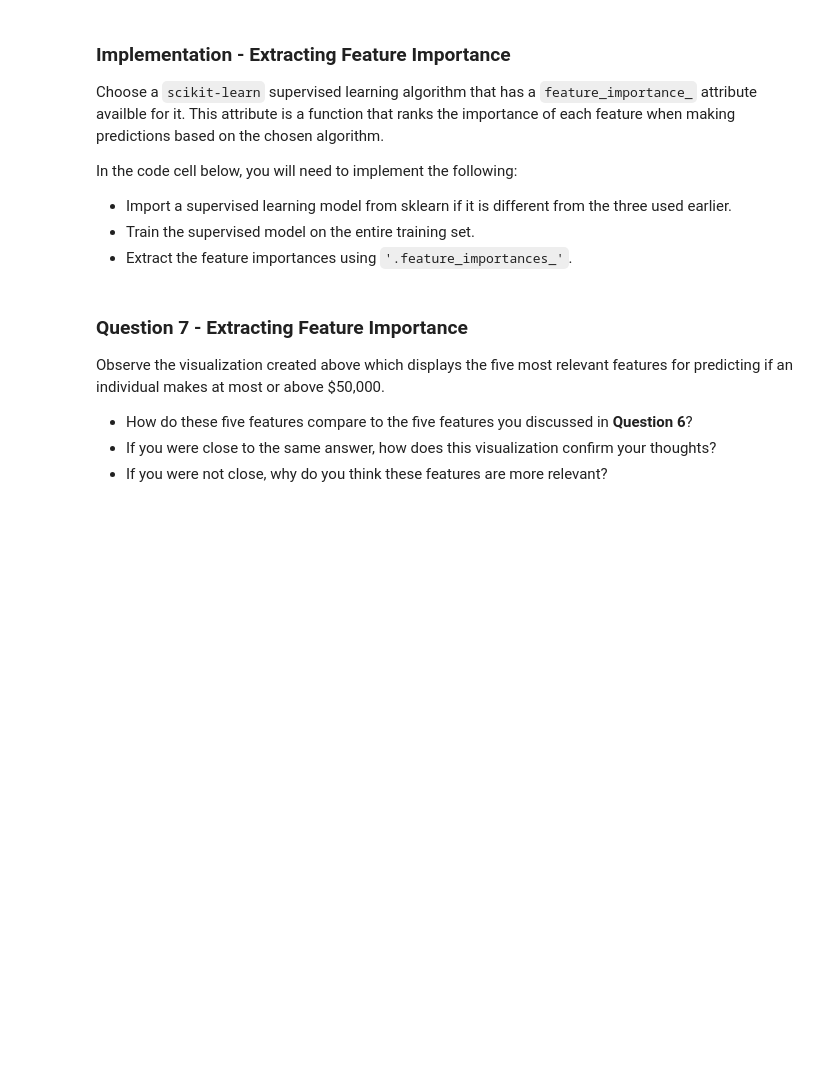
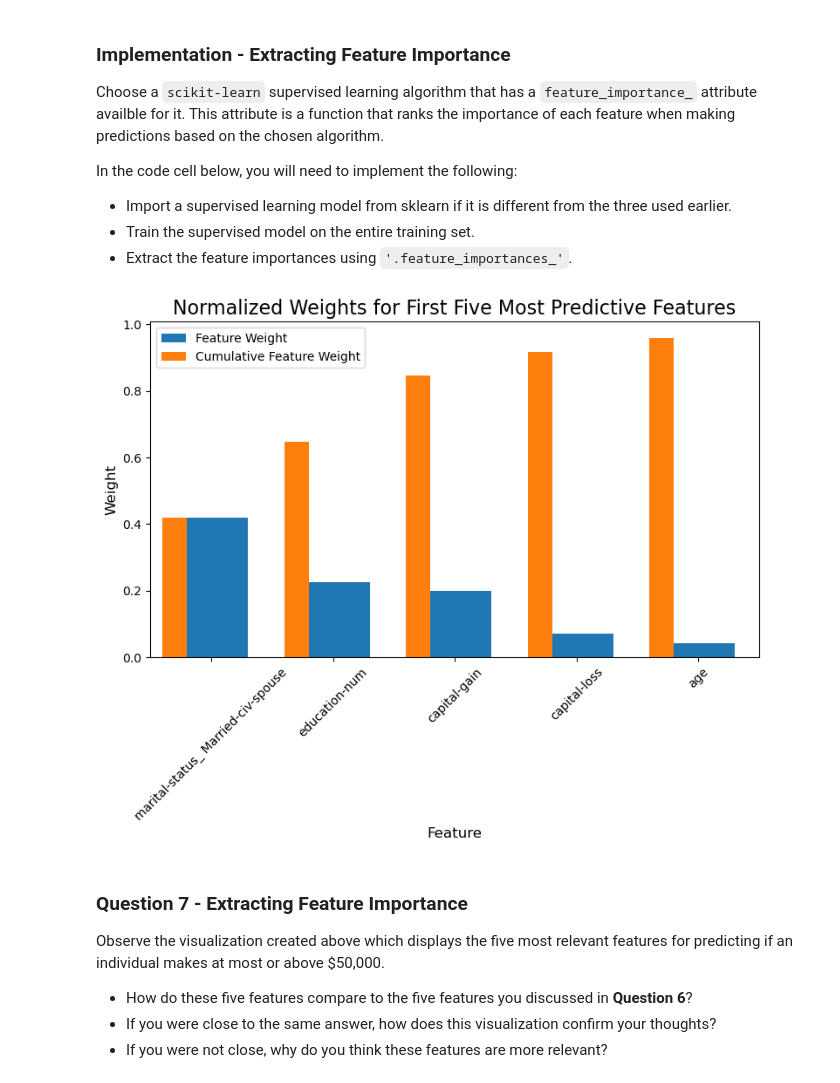
Before and after one commit to Diodak92/Intro-to-Machine-Learning-with-Pytorch, a Jupyter notebook: finding_donors/finding_donors.ipynb, the cells around one changed output. Cells and saved outputs as stored; diff of their text form; code cells hidden in the pictures; blank space fills up the shorter version.

```diff
--- a/finding_donors/finding_donors.ipynb
+++ b/finding_donors/finding_donors.ipynb
@@ -452,24 +458,31 @@ Fine tune the chosen model. Use grid search (`GridSearchCV`) with at least one i
 - Fit the grid search object to the training data (`X_train`, `y_train`), and store it in `grid_fit`.
 
 **Note:** Depending on the algorithm chosen and the parameter list, the following implementation may take some time to run!
+# %%
+max_depth = [i for i in range(2, 10)]
+min_samples = [i for i in range(1, 5)]
 # %%
 # TODO: Import 'GridSearchCV', 'make_scorer', and any other necessary libraries
+from sklearn.model_selection import GridSearchCV
+from sklearn.metrics import make_scorer
 
 # TODO: Initialize the classifier
-clf = None
+clf = DecisionTreeClassifier()
 
 # TODO: Create the parameters list you wish to tune, using a dictionary if needed.
 # HINT: parameters = {'parameter_1': [value1, value2], 'parameter_2': [value1, value2]}
-parameters = None
+parameters = {'max_depth': max_depth,
+              'min_samples_split': min_samples,
+              'min_samples_leaf': min_samples}
 
 # TODO: Make an fbeta_score scoring object using make_scorer()
-scorer = None
+scorer = make_scorer(fbeta_score, beta = 0.5)
 
 # TODO: Perform grid search on the classifier using 'scorer' as the scoring method using GridSearchCV()
-grid_obj = None
+grid_obj = GridSearchCV(clf, param_grid = parameters)
 
 # TODO: Fit the grid search object to the training data and find the optimal parameters using fit()
-grid_fit = None
+grid_fit = grid_obj.fit(X_train, y_train)
 
 # Get the estimator
 best_clf = grid_fit.best_estimator_
@@ -523,17 +546,18 @@ In the code cell below, you will need to implement the following:
  - Train the supervised model on the entire training set.
  - Extract the feature importances using `'.feature_importances_'`.
 # %%
-# TODO: Import a supervised learning model that has 'feature_importances_'
-
-
 # TODO: Train the supervised model on the training set using .fit(X_train, y_train)
-model = None
+#model = DecisionTreeClassifier(max_depth = 7)
+model = best_clf
+model.fit(X_train, y_train)
 
 # TODO: Extract the feature importances using .feature_importances_
-importances = None
+importances = model.feature_importances_
 
 # Plot
-vs.feature_plot(importances, X_train, y_train)
+vs.feature_plot(importances, X_train)
+# %% [output]
+[figure, added]
 # %% [markdown]
 ### Question 7 - Extracting Feature Importance
 
```
Also changed, not shown: parts of 7 cells of this notebook.
